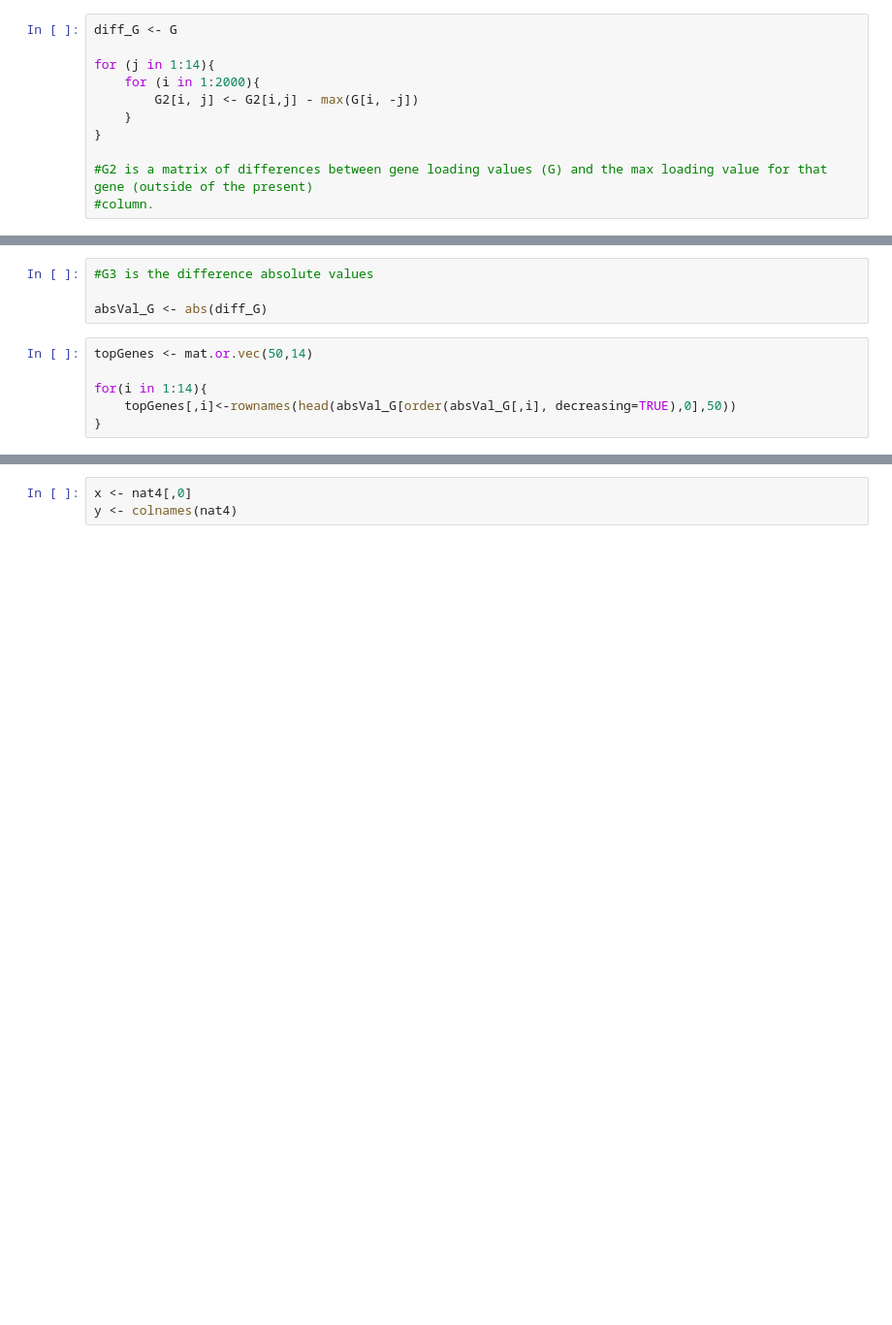
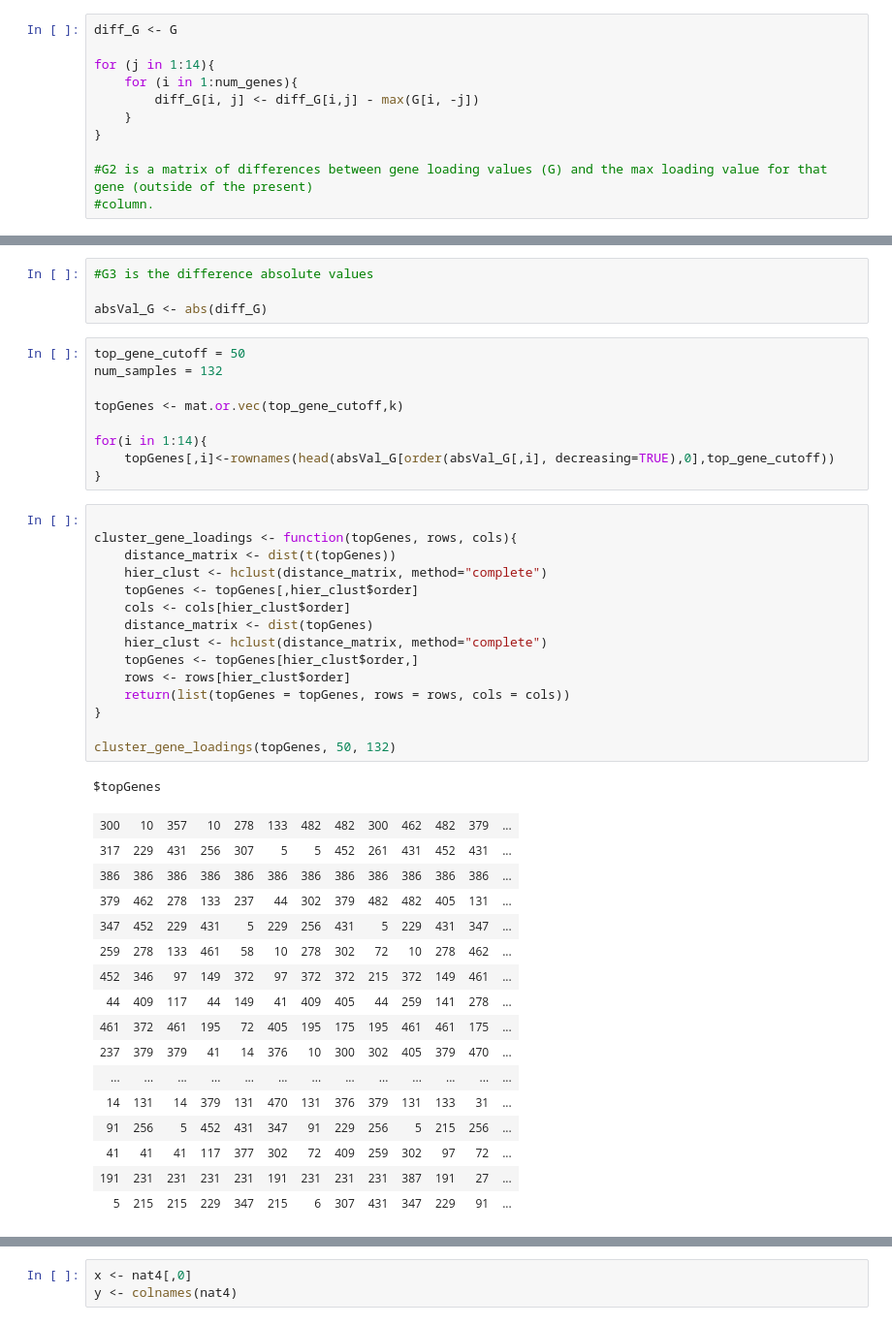
Before and after one commit to Slandert/VirtualMicrodissectionNMF, a Jupyter notebook: VirtualMicrodissectionNMF2.ipynb, the cells around one changed output, grey strips where cells are left out. Shown at 97% size. Drawn from its saved outputs; the diff is of its cells as text; blank space fills up the shorter version.

Commit message:
Refinements to some of the steps, preparing to turn everything into functions.  Still not sure how to perform clustering.

```diff
--- a/VirtualMicrodissectionNMF2.ipynb
+++ b/VirtualMicrodissectionNMF2.ipynb
@@ -148,8 +146,8 @@ for (i in 1:14){
 diff_G <- G
 
 for (j in 1:14){
-    for (i in 1:2000){
-        G2[i, j] <- G2[i,j] - max(G[i, -j])
+    for (i in 1:num_genes){
+        diff_G[i, j] <- diff_G[i,j] - max(G[i, -j])
     }
 }
 
@@ -172,8 +170,44 @@ print(diff_G[12,12])
 
 absVal_G <- abs(diff_G)
 # %%
-topGenes <- mat.or.vec(50,14)
+top_gene_cutoff = 50
+num_samples = 132
+
+topGenes <- mat.or.vec(top_gene_cutoff,k)
 
 for(i in 1:14){
-    topGenes[,i]<-rownames(head(absVal_G[order(absVal_G[,i], decreasing=TRUE),0],50))
+    topGenes[,i]<-rownames(head(absVal_G[order(absVal_G[,i], decreasing=TRUE),0],top_gene_cutoff))
 }
+# %%
+
+cluster_gene_loadings <- function(topGenes, rows, cols){
+    distance_matrix <- dist(t(topGenes))
+    hier_clust <- hclust(distance_matrix, method="complete")
+    topGenes <- topGenes[,hier_clust$order]
+    cols <- cols[hier_clust$order]
+    distance_matrix <- dist(topGenes)
+    hier_clust <- hclust(distance_matrix, method="complete")
+    topGenes <- topGenes[hier_clust$order,]
+    rows <- rows[hier_clust$order]
+    return(list(topGenes = topGenes, rows = rows, cols = cols))
+}
+
+cluster_gene_loadings(topGenes, 50, 132)
+# %% [output]
+$topGenes
+| 300 | 10 | 357 | 10 | 278 | 133 | 482 | 482 | 300 | 462 | 482 | 379 | ... |
+| 317 | 229 | 431 | 256 | 307 | 5 | 5 | 452 | 261 | 431 | 452 | 431 | ... |
+| 386 | 386 | 386 | 386 | 386 | 386 | 386 | 386 | 386 | 386 | 386 | 386 | ... |
+| 379 | 462 | 278 | 133 | 237 | 44 | 302 | 379 | 482 | 482 | 405 | 131 | ... |
+| 347 | 452 | 229 | 431 | 5 | 229 | 256 | 431 | 5 | 229 | 431 | 347 | ... |
+| 259 | 278 | 133 | 461 | 58 | 10 | 278 | 302 | 72 | 10 | 278 | 462 | ... |
+| 452 | 346 | 97 | 149 | 372 | 97 | 372 | 372 | 215 | 372 | 149 | 461 | ... |
+| 44 | 409 | 117 | 44 | 149 | 41 | 409 | 405 | 44 | 259 | 141 | 278 | ... |
+| 461 | 372 | 461 | 195 | 72 | 405 | 195 | 175 | 195 | 461 | 461 | 175 | ... |
+| 237 | 379 | 379 | 41 | 14 | 376 | 10 | 300 | 302 | 405 | 379 | 470 | ... |
+| ... | ... | ... | ... | ... | ... | ... | ... | ... | ... | ... | ... | ... |
+| 14 | 131 | 14 | 379 | 131 | 470 | 131 | 376 | 379 | 131 | 133 | 31 | ... |
+| 91 | 256 | 5 | 452 | 431 | 347 | 91 | 229 | 256 | 5 | 215 | 256 | ... |
+| 41 | 41 | 41 | 117 | 377 | 302 | 72 | 409 | 259 | 302 | 97 | 72 | ... |
+| 191 | 231 | 231 | 231 | 231 | 191 | 231 | 231 | 231 | 387 | 191 | 27 | ... |
+| 5 | 215 | 215 | 229 | 347 | 215 | 6 | 307 | 431 | 347 | 229 | 91 | ... |
```
Also changed, not shown: parts of 3 cells of this notebook.
